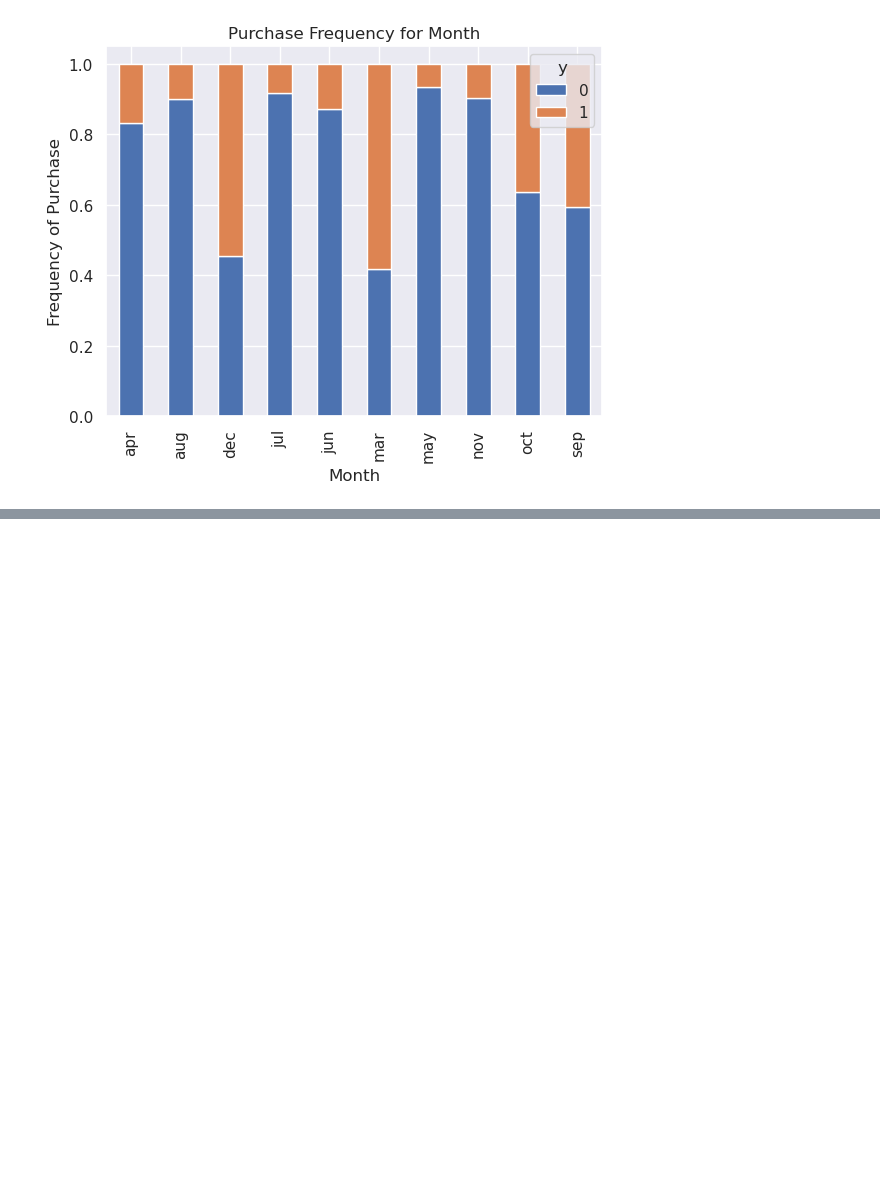
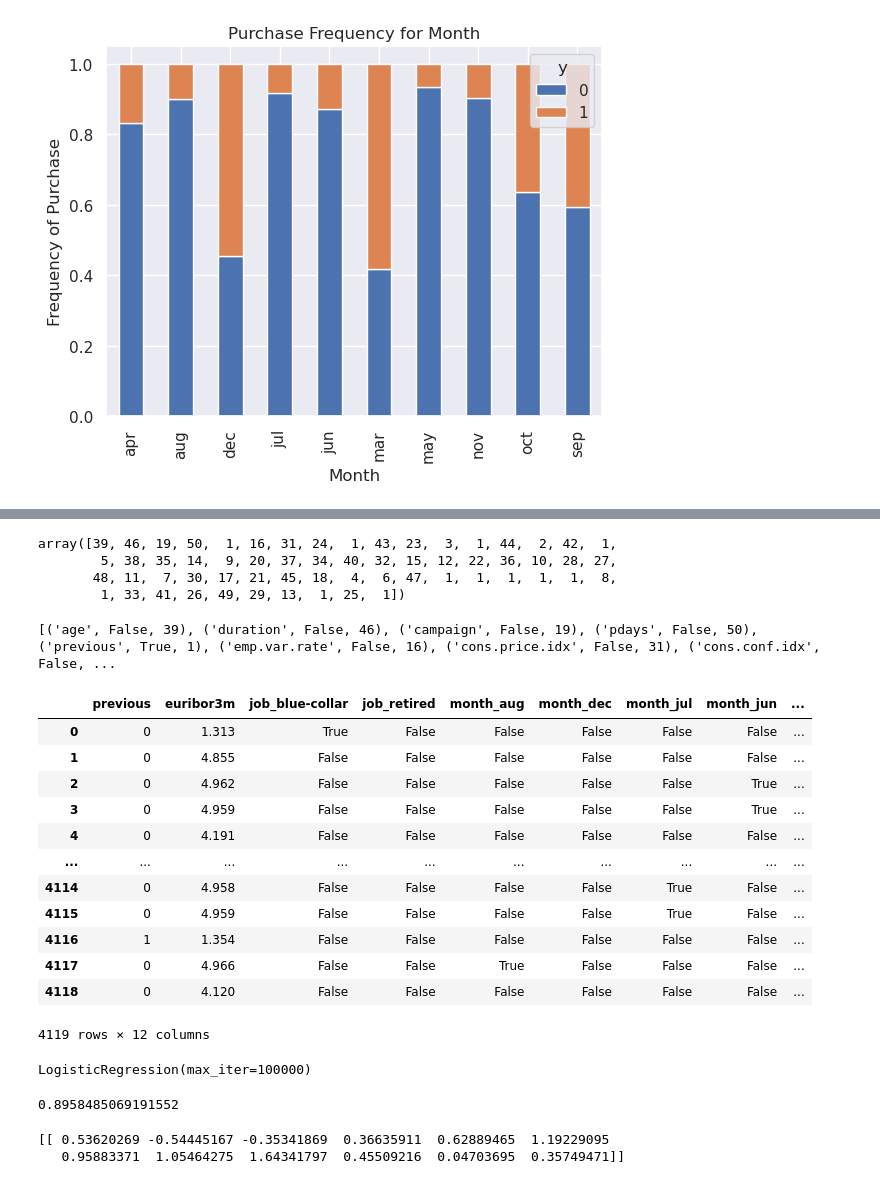
Before and after one commit to mmunozbe/ml-course, a Jupyter notebook: T5-3-Logistic Regression-Implementación.ipynb, the cells around one changed output, grey strips where cells are left out. Saved outputs shown, nothing was run; the diff lists cells and outputs as text; code cells hidden in the pictures; blank space fills up the shorter version.

```diff
--- a/T5-3-Logistic Regression-Implementación.ipynb
+++ b/T5-3-Logistic Regression-Implementación.ipynb
@@ -131,0 +211,50 @@ plt.show()
+# %%
+rfe.ranking_
+# %% [output]
+array([39, 46, 19, 50,  1, 16, 31, 24,  1, 43, 23,  3,  1, 44,  2, 42,  1,
+        5, 38, 35, 14,  9, 20, 37, 34, 40, 32, 15, 12, 22, 36, 10, 28, 27,
+       48, 11,  7, 30, 17, 21, 45, 18,  4,  6, 47,  1,  1,  1,  1,  1,  8,
+        1, 33, 41, 26, 49, 29, 13,  1, 25,  1])
+# %%
+banked_vars = banked_data.columns.values.tolist()
+# %%
+zip_vars = zip(banked_vars, rfe.support_, rfe.ranking_)
+zip_vars = list(zip_vars)
+print(zip_vars)
+# %% [output]
+[('age', False, 39), ('duration', False, 46), ('campaign', False, 19), ('pdays', False, 50), ('previous', True, 1), ('emp.var.rate', False, 16), ('cons.price.idx', False, 31), ('cons.conf.idx', False, ...
+# %%
+cols = [column for column, support, _ in zip_vars if support]
+# %%
+x = banked_data[cols]
+y = banked_data["y"]
+# %%
+x
+# %% [output]
+|  | previous | euribor3m | job_blue-collar | job_retired | month_aug | month_dec | month_jul | month_jun | ... |
+| 0 | 0 | 1.313 | True | False | False | False | False | False | ... |
+| 1 | 0 | 4.855 | False | False | False | False | False | False | ... |
+| 2 | 0 | 4.962 | False | False | False | False | False | True | ... |
+| 3 | 0 | 4.959 | False | False | False | False | False | True | ... |
+| 4 | 0 | 4.191 | False | False | False | False | False | False | ... |
+| ... | ... | ... | ... | ... | ... | ... | ... | ... | ... |
+| 4114 | 0 | 4.958 | False | False | False | False | True | False | ... |
+| 4115 | 0 | 4.959 | False | False | False | False | True | False | ... |
+| 4116 | 1 | 1.354 | False | False | False | False | False | False | ... |
+| 4117 | 0 | 4.966 | False | False | True | False | False | False | ... |
+| 4118 | 0 | 4.120 | False | False | False | False | False | False | ... |
+4119 rows × 12 columns
+# %%
+model = LogisticRegression(max_iter=100000)
+model.fit(x, y)
+# %% [output]
+LogisticRegression(max_iter=100000)
+# %%
+print(model.score(x, y))
+# %% [output]
+0.8958485069191552
+# %%
+print(model.coef_)
+# %% [output]
+[[ 0.53620269 -0.54445167 -0.35341869  0.36635911  0.62889465  1.19229095
+   0.95883371  1.05464275  1.64341797  0.45509216  0.04703695  0.35749471]]
```
Also changed, not shown: parts of 10 cells of this notebook.
